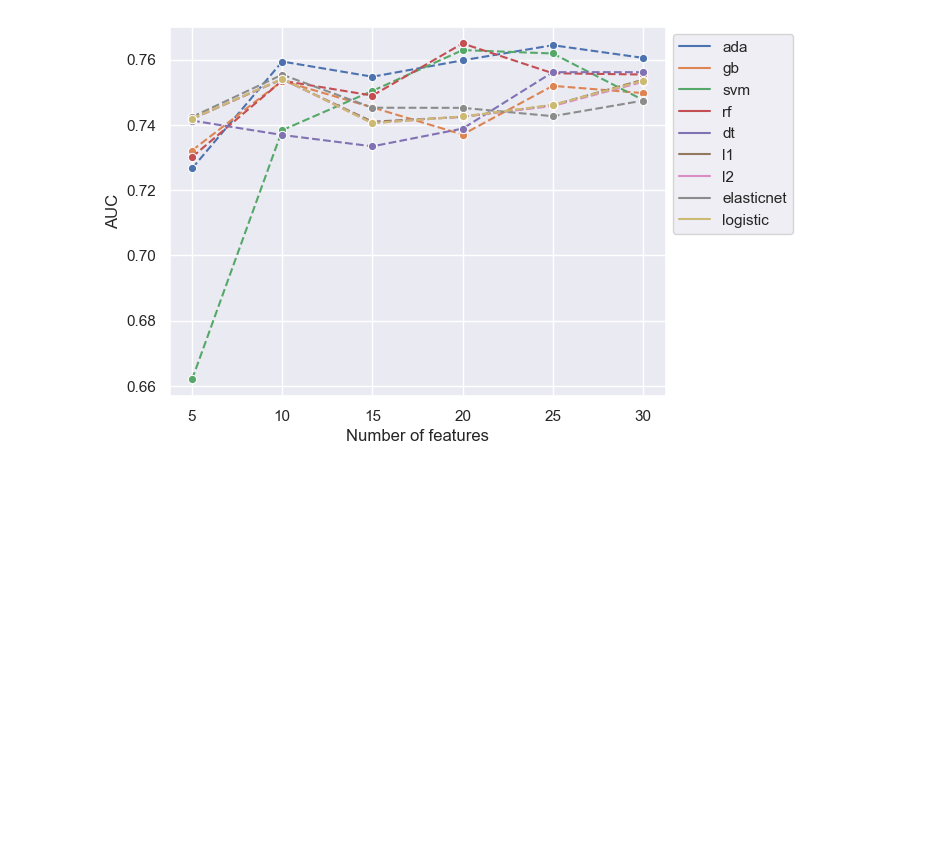
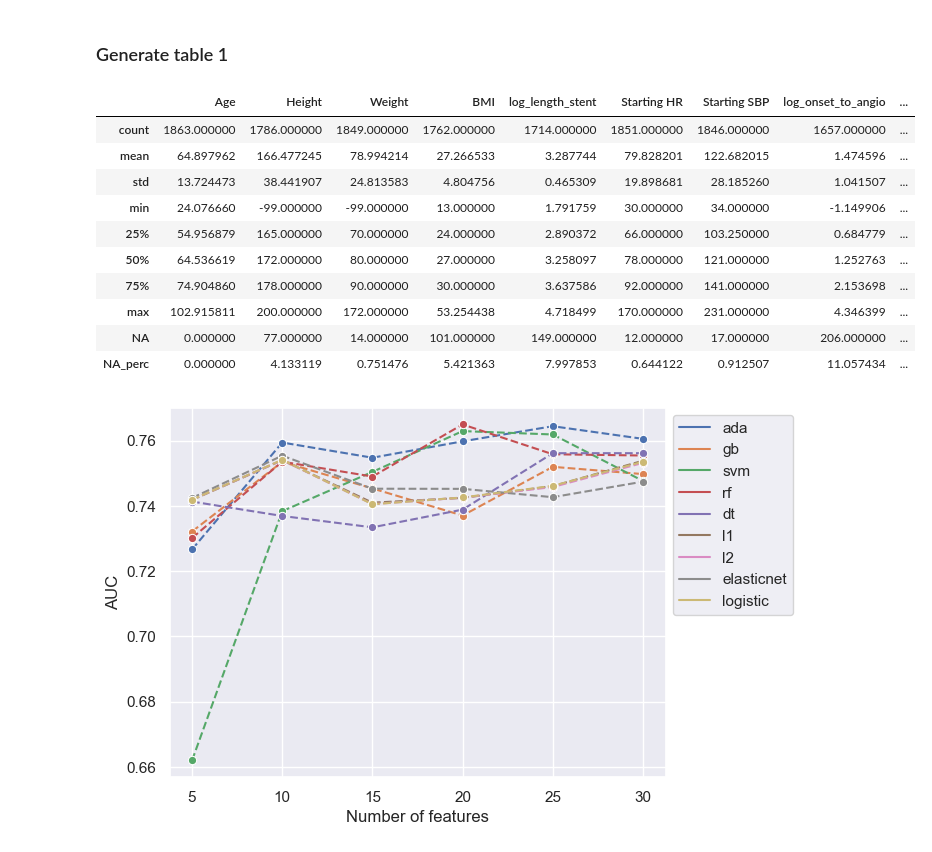
Before and after one commit to harrisonnguyen/stemi_risk_prediction, a Jupyter notebook: figures.ipynb, the cells around one changed output. Saved outputs shown, nothing was run; the diff lists cells and outputs as text; code cells hidden in the pictures; blank space fills up the shorter version.

Commit message:
changed form heading, added table 1 results

```diff
--- a/figures.ipynb
+++ b/figures.ipynb
@@ -129,3 +129,24 @@ for p in predictors:
     train[p],test[p]= train_test_split(df_subset_index[p], test_size=test_size, random_state=random_seed)
 # %%
 final_result_df = pd.read_csv("result/final_out.csv")
+# %% [markdown]
+### Generate table 1
+# %%
+cont_describe = df[float_col].describe()
+# %%
+cont_describe = pd.concat([cont_describe,pd.DataFrame(df[float_col].isna().sum()).T]).rename(index={0:'NA'})
+cont_describe.loc['NA_perc',:] = cont_describe.loc['NA',:]/df.shape[0]*100
+# %%
+cont_describe
+# %% [output]
+|  | Age | Height | Weight | BMI | log_length_stent | Starting HR | Starting SBP | log_onset_to_angio | ... |
+| count | 1863.000000 | 1786.000000 | 1849.000000 | 1762.000000 | 1714.000000 | 1851.000000 | 1846.000000 | 1657.000000 | ... |
+| mean | 64.897962 | 166.477245 | 78.994214 | 27.266533 | 3.287744 | 79.828201 | 122.682015 | 1.474596 | ... |
+| std | 13.724473 | 38.441907 | 24.813583 | 4.804756 | 0.465309 | 19.898681 | 28.185260 | 1.041507 | ... |
+| min | 24.076660 | -99.000000 | -99.000000 | 13.000000 | 1.791759 | 30.000000 | 34.000000 | -1.149906 | ... |
+| 25% | 54.956879 | 165.000000 | 70.000000 | 24.000000 | 2.890372 | 66.000000 | 103.250000 | 0.684779 | ... |
+| 50% | 64.536619 | 172.000000 | 80.000000 | 27.000000 | 3.258097 | 78.000000 | 121.000000 | 1.252763 | ... |
+| 75% | 74.904860 | 178.000000 | 90.000000 | 30.000000 | 3.637586 | 92.000000 | 141.000000 | 2.153698 | ... |
+| max | 102.915811 | 200.000000 | 172.000000 | 53.254438 | 4.718499 | 170.000000 | 231.000000 | 4.346399 | ... |
+| NA | 0.000000 | 77.000000 | 14.000000 | 101.000000 | 149.000000 | 12.000000 | 17.000000 | 206.000000 | ... |
+| NA_perc | 0.000000 | 4.133119 | 0.751476 | 5.421363 | 7.997853 | 0.644122 | 0.912507 | 11.057434 | ... |
```
Also changed, not shown: parts of 5 cells of this notebook, 23 other files.
